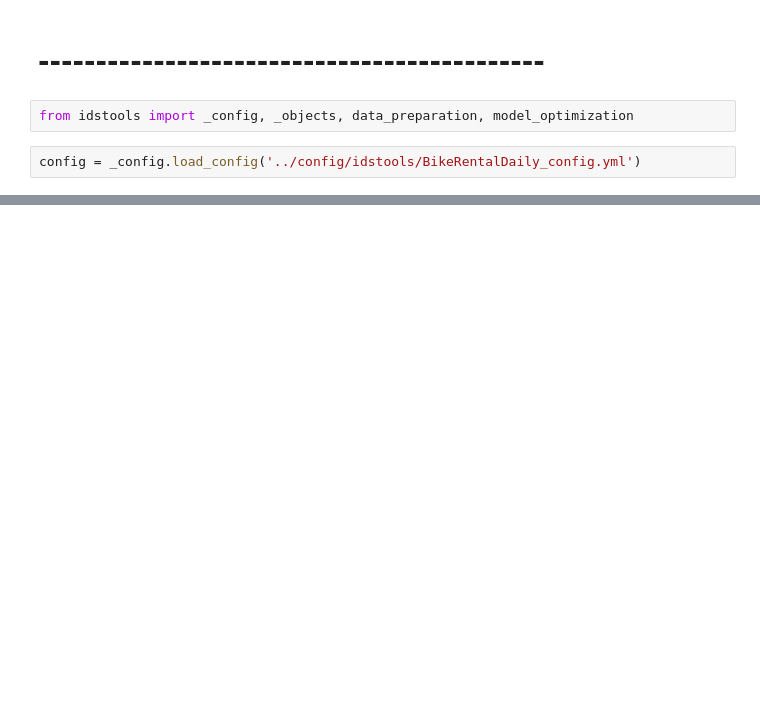
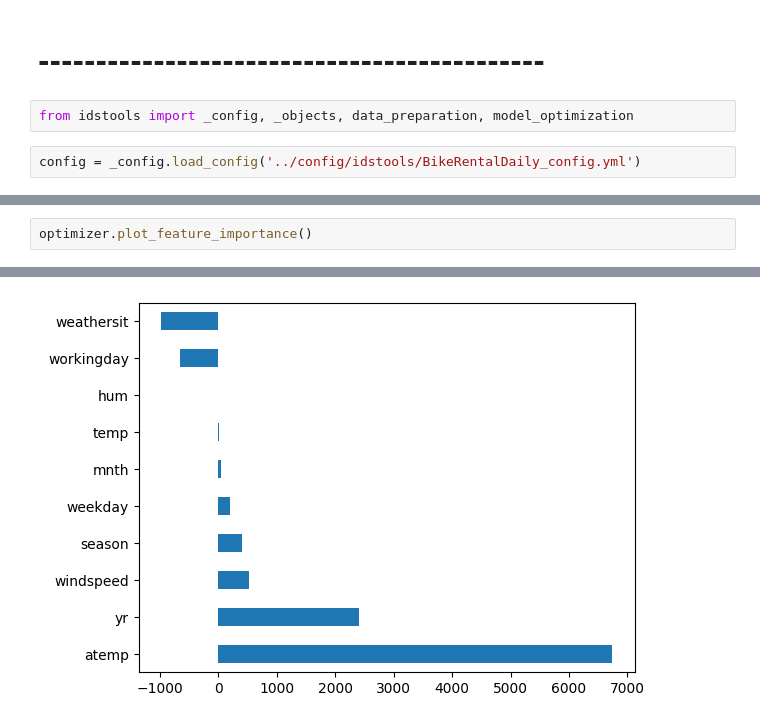
Before and after one commit to DavidRmn/introduction-data-science, a Jupyter notebook: project/task_2_idstools.ipynb, the cells around one changed output, grey strips where cells are left out. Cells and saved outputs as stored; diff of their text form; blank space fills up the shorter version.

```diff
--- a/project/task_2_idstools.ipynb
+++ b/project/task_2_idstools.ipynb
@@ -118,0 +145,3 @@ optimizer.validation()
+# %%
+optimizer.plot_feature_importance()
+# %% [output]
@@ -118,0 +153 @@ optimizer.validation()
+[figure, added]
```
Also changed, not shown: parts of 14 cells of this notebook, 8 other files.
